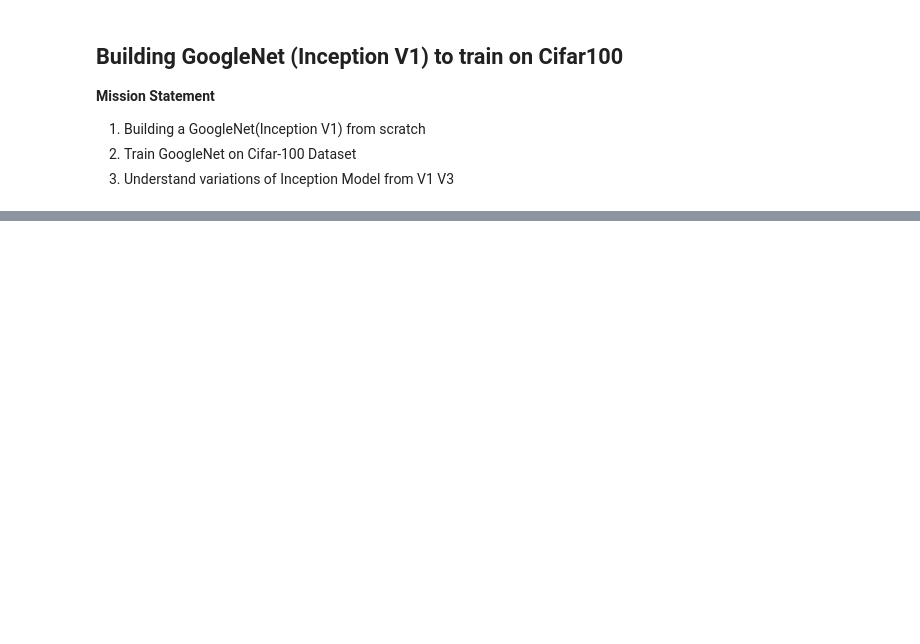
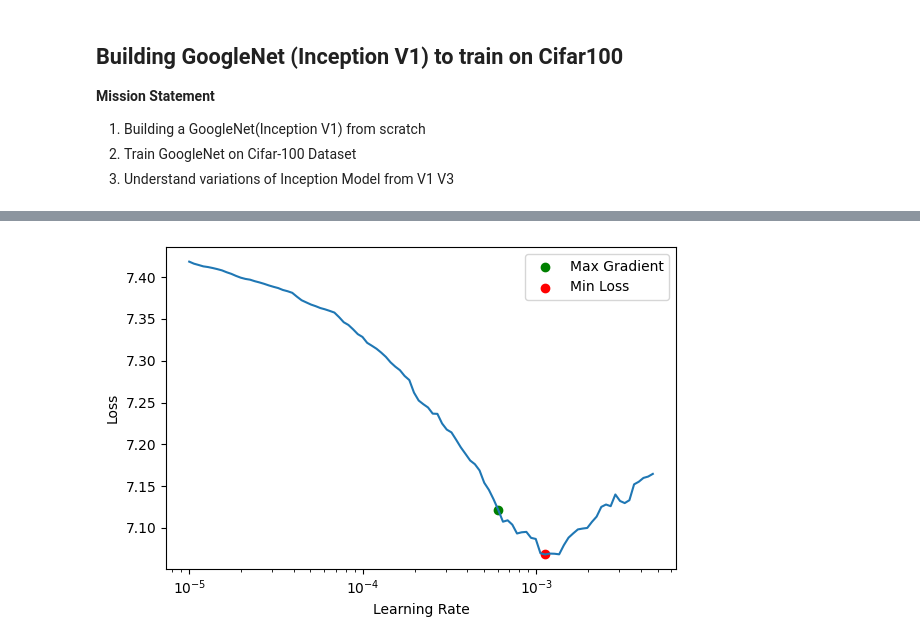
Before and after one commit to ronald-hk-chung/ssnotebook, a Jupyter notebook: computer_vision/googlenet_cifar100.ipynb, the cells around one changed output, grey strips where cells are left out. Cells and saved outputs as stored; diff of their text form; code cells hidden in the pictures; blank space fills up the shorter version.

```diff
--- a/computer_vision/googlenet_cifar100.ipynb
+++ b/computer_vision/googlenet_cifar100.ipynb
@@ -112,0 +390,43 @@ class Inception(nn.Module):
+# %%
+import torch.nn as nn
+import torch.nn.functional as F
+from sklearn.metrics import accuracy_score, top_k_accuracy_score
+from sstorch.vision.cifar100 import superclass_labels
+
+# Define loss_fn
+def loss_fn(y_logits, y):
+    loss_main = F.cross_entropy(y_logits[0], y)
+    loss_aux1 = F.cross_entropy(y_logits[1], y) if y_logits[1] is not None else 0
+    loss_aux2 = F.cross_entropy(y_logits[2], y) if y_logits[1] is not None else 0
+    return loss_main + 0.3 * loss_aux1 + 0.3 * loss_aux2
+
+# Define metric_fn that returns dictionary of accuracy, top_5_accuracy and accuracy_super
+def metric_fn(y_logits, y):
+    # Get Probs and Probabilities using softmax and argmax
+    y_probs = y_logits[0].softmax(dim=-1).detach().cpu().numpy()
+    y_preds = y_probs.argmax(axis=-1)
+    y = y.detach().cpu().numpy()
+
+    # Transform to superclass labels
+    y_preds_super = superclass_labels[y_preds]
+    y_super = superclass_labels[y]
+
+    accuracy = accuracy_score(y, y_preds)
+    top_5_accuracy = top_k_accuracy_score(y, y_probs, k=5, labels=list(range(100)))
+    accuracy_super = accuracy_score(y_super, y_preds_super)
+    return {'accuracy': accuracy,
+            'top_5_accuracy': top_5_accuracy,
+            'accuracy_super': accuracy_super}
+
+# Initialise model
+model = GoogleNet(num_classes=100)
+
+# Define optimizer
+optimizer = torch.optim.AdamW(params=model.parameters(), lr=1e-4)
+
+learner = SSTLearner(model=model,
+                     loss_fn=loss_fn,
+                     metric_fn=metric_fn,
+                     optimizer=optimizer,
+                     train_dataloader=train_dl,
+                     valid_dataloader=valid_dl)
@@ -112,0 +453,3 @@ class Inception(nn.Module):
+# %%
+learner.lr_range_test(end_lr=5e-3, start_lr=1e-5)
+# %% [output]
@@ -112,0 +457 @@ class Inception(nn.Module):
+[figure, added]
```
Also changed, not shown: parts of 15 cells of this notebook.
